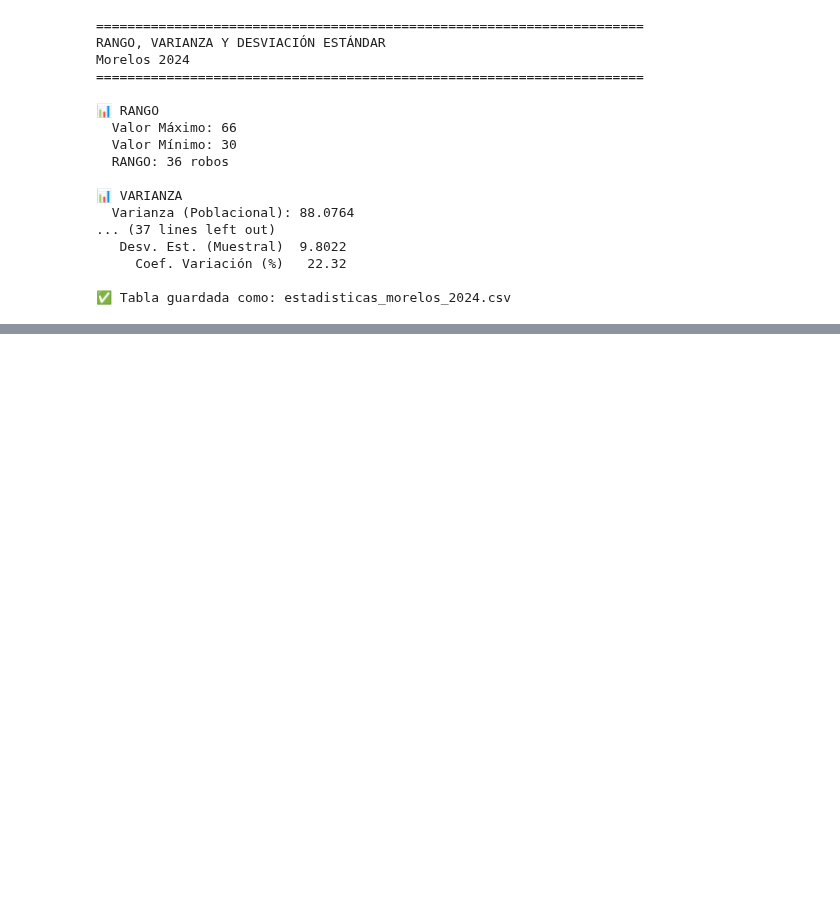
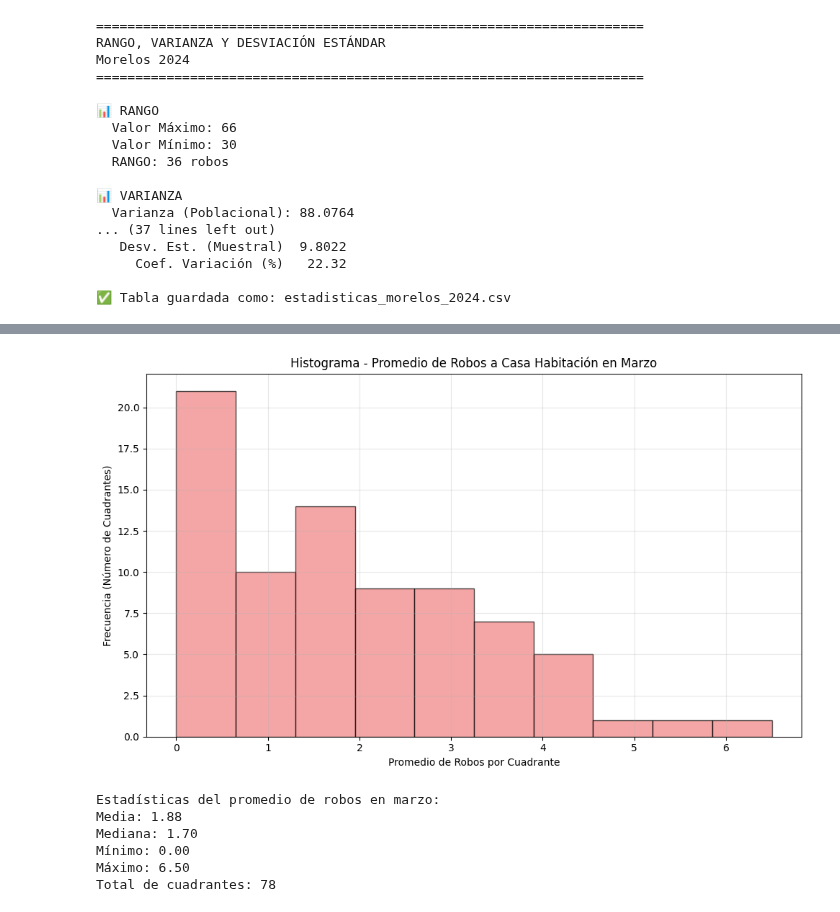
Before and after one commit to CLA-TI3001C-AD2025-G100/A01563230-EDA, a Jupyter notebook: FICOSEC.ipynb, the cells around one changed output, grey strips where cells are left out. Saved outputs shown, nothing was run; the diff lists cells and outputs as text; code cells hidden in the pictures; blank space fills up the shorter version.

```diff
--- a/FICOSEC.ipynb
+++ b/FICOSEC.ipynb
@@ -1064,0 +1141,32 @@ except Exception as e:
+# %%
+# Histograma simple de robos a casa habitación en marzo (mes 3)
+import matplotlib.pyplot as plt
+
+# Extraer datos de marzo (mes 3)
+datos_marzo = df['PROMEDIO DE ROBOS A CASA HABITACION MES 3']
+
+# Crear histograma
+plt.figure(figsize=(10, 6))
+plt.hist(datos_marzo, bins=10, color='lightcoral', alpha=0.7, edgecolor='black')
+plt.title('Histograma - Promedio de Robos a Casa Habitación en Marzo')
+plt.xlabel('Promedio de Robos por Cuadrante')
+plt.ylabel('Frecuencia (Número de Cuadrantes)')
+plt.grid(True, alpha=0.3)
+plt.tight_layout()
+plt.show()
+
+# Estadísticas básicas
+print("Estadísticas del promedio de robos en marzo:")
+print(f"Media: {datos_marzo.mean():.2f}")
+print(f"Mediana: {datos_marzo.median():.2f}")
+print(f"Mínimo: {datos_marzo.min():.2f}")
+print(f"Máximo: {datos_marzo.max():.2f}")
+print(f"Total de cuadrantes: {len(datos_marzo)}")
+# %% [output]
+[figure, added]
+Estadísticas del promedio de robos en marzo:
+Media: 1.88
+Mediana: 1.70
+Mínimo: 0.00
+Máximo: 6.50
+Total de cuadrantes: 78
```
Also changed, not shown: parts of 3 cells of this notebook.
